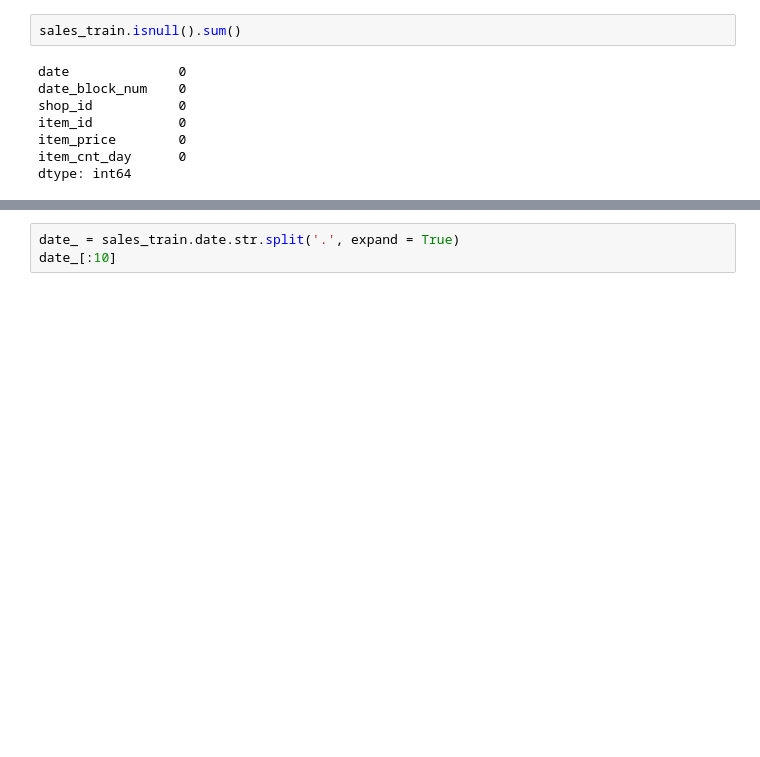
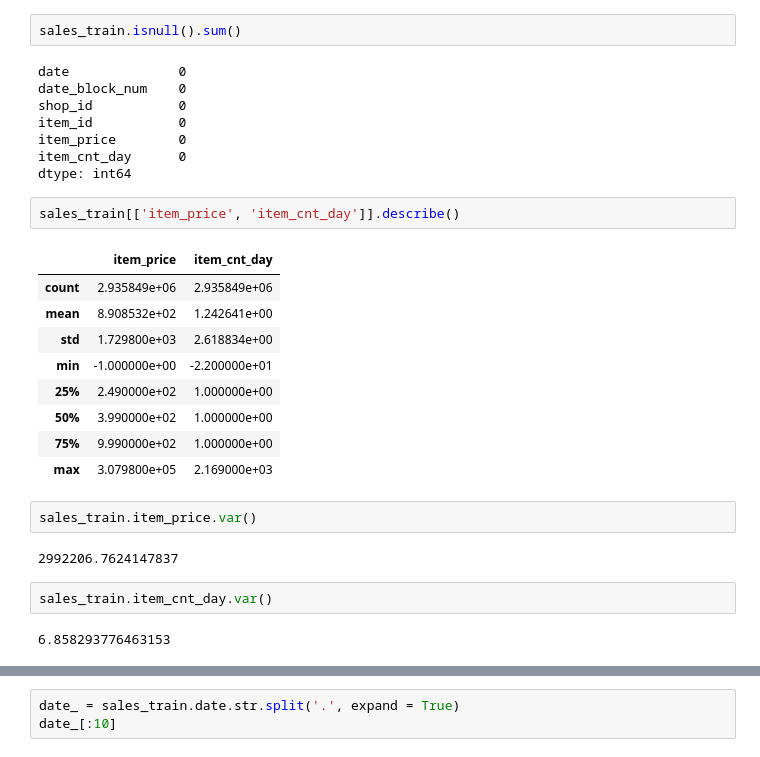
Before and after one commit to AilingLiu/How-to-Win-Kaggle-Competition, a Jupyter notebook: Final_Project/preview_of_data.ipynb, the cells around one changed output, grey strips where cells are left out. Saved outputs shown, nothing was run; the diff lists cells and outputs as text; blank space fills up the shorter version.

```diff
--- a/Final_Project/preview_of_data.ipynb
+++ b/Final_Project/preview_of_data.ipynb
@@ -230,3 +230,23 @@ item_id           0
 item_price        0
 item_cnt_day      0
 dtype: int64
+# %%
+sales_train[['item_price', 'item_cnt_day']].describe()
+# %% [output]
+|  | item_price | item_cnt_day |
+| count | 2.935849e+06 | 2.935849e+06 |
+| mean | 8.908532e+02 | 1.242641e+00 |
+| std | 1.729800e+03 | 2.618834e+00 |
+| min | -1.000000e+00 | -2.200000e+01 |
+| 25% | 2.490000e+02 | 1.000000e+00 |
+| 50% | 3.990000e+02 | 1.000000e+00 |
+| 75% | 9.990000e+02 | 1.000000e+00 |
+| max | 3.079800e+05 | 2.169000e+03 |
+# %%
+sales_train.item_price.var()
+# %% [output]
+2992206.7624147837
+# %%
+sales_train.item_cnt_day.var()
+# %% [output]
+6.858293776463153
```
Also changed, not shown: parts of 25 cells of this notebook.
